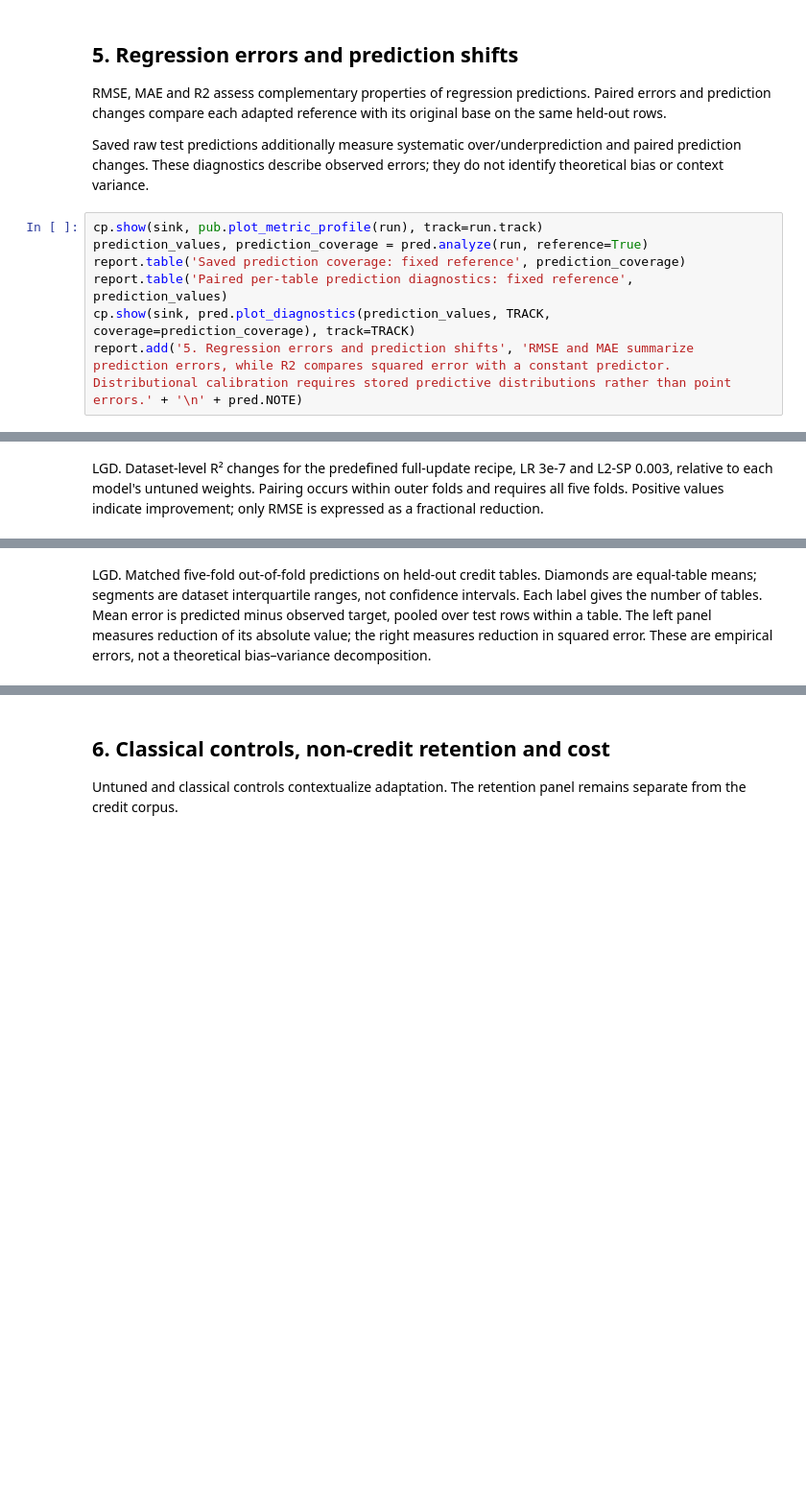
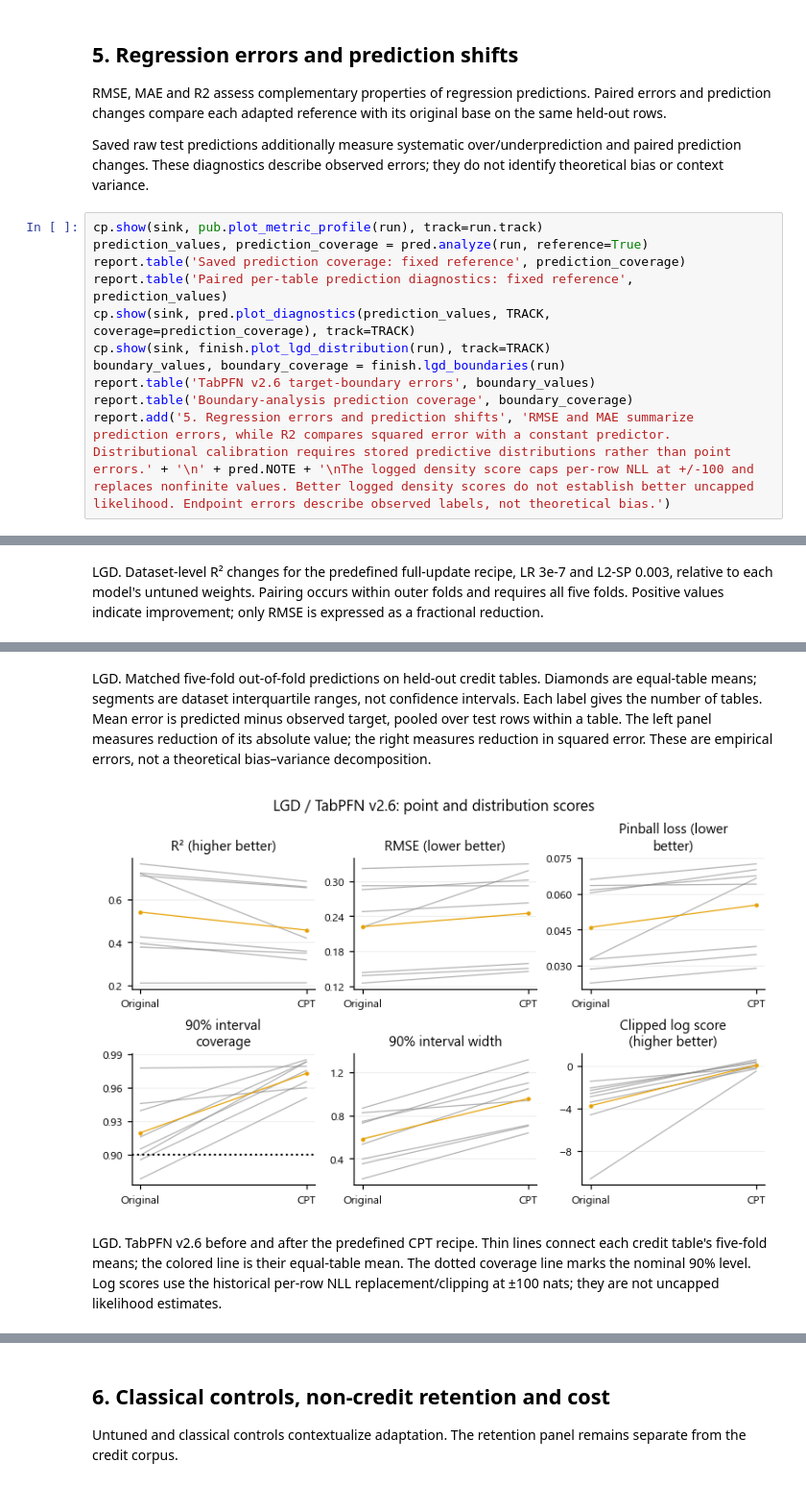
Before and after one commit to andreasgoethals/CreditPFN, a Jupyter notebook: notebooks/experiment1/04_results_lgd.ipynb, the cells around one changed output, grey strips where cells are left out. Shown at 96% size. Cells and saved outputs as stored; diff of their text form; blank space fills up the shorter version.

```diff
--- a/notebooks/experiment1/04_results_lgd.ipynb
+++ b/notebooks/experiment1/04_results_lgd.ipynb
@@ -138,7 +142,11 @@ prediction_values, prediction_coverage = pred.analyze(run, reference=True)
 report.table('Saved prediction coverage: fixed reference', prediction_coverage)
 report.table('Paired per-table prediction diagnostics: fixed reference', prediction_values)
 cp.show(sink, pred.plot_diagnostics(prediction_values, TRACK, coverage=prediction_coverage), track=TRACK)
-report.add('5. Regression errors and prediction shifts', 'RMSE and MAE summarize prediction errors, while R2 compares squared error with a constant predictor. Distributional calibration requires stored predictive distributions rather than point errors.' + '\n' + pred.NOTE)
+cp.show(sink, finish.plot_lgd_distribution(run), track=TRACK)
+boundary_values, boundary_coverage = finish.lgd_boundaries(run)
+report.table('TabPFN v2.6 target-boundary errors', boundary_values)
+report.table('Boundary-analysis prediction coverage', boundary_coverage)
+report.add('5. Regression errors and prediction shifts', 'RMSE and MAE summarize prediction errors, while R2 compares squared error with a constant predictor. Distributional calibration requires stored predictive distributions rather than point errors.' + '\n' + pred.NOTE + '\nThe logged density score caps per-row NLL at +/-100 and replaces nonfinite values. Better logged density scores do not establish better uncapped likelihood. Endpoint errors describe observed labels, not theoretical bias.')
 # %% [output]
 [figure]
 LGD. Dataset-level RMSE changes for the predefined full-update recipe, LR 3e-7 and L2-SP 0.003, relative to each model's untuned weights. Pairing occurs within outer folds and requires all five folds. Positive values indicate improvement; only RMSE is expressed as a fractional reduction.
@@ -155,30 +163,32 @@ LGD. Dataset-level R² changes for the predefined full-update recipe, LR 3e-7 an
 | 5 | TabICLv2 | PropLGD5 | 2 | Reference CPT | verified | Five folds; matched row identitie... |
 | 6 | TabICLv2 | PropLGD4 | 3 | Reference CPT | verified | Five folds; matched row identitie... |
 | 7 | TabICLv2 | SBA Loans Case (LGD) | 3 | Reference CPT | verified | Five folds; matched row identitie... |
 | 8 | TabPFN v2 | PropLGD2 | 0 | Reference CPT | verified | Five folds; matched row identitie... |
 | 9 | TabPFN v2 | PropLGD3 | 0 | Reference CPT | verified | Five folds; matched row identitie... |
 | ... | ... | ... | ... | ... | ... | ... |
 | 27 | TabPFN v3 | PropLGD1 | 1 | Reference CPT | verified | Five folds; matched row identitie... |
 | 28 | TabPFN v3 | LendingClub (LGD) | 2 | Reference CPT | verified | Five folds; matched row identitie... |
 | 29 | TabPFN v3 | PropLGD5 | 2 | Reference CPT | verified | Five folds; matched row identitie... |
 | 30 | TabPFN v3 | PropLGD4 | 3 | Reference CPT | verified | Five folds; matched row identitie... |
 | 31 | TabPFN v3 | SBA Loans Case (LGD) | 3 | Reference CPT | verified | Five folds; matched row identitie... |
 |  | base | dataset | partition | arm | test_rows | target_mean | original_mean | adapted_mean | ... |
 | 0 | TabICLv2 | PropLGD2 | 0 | Reference CPT | 4637 | 0.392032 | 0.389708 | 0.393220 | ... |
 | 1 | TabICLv2 | PropLGD3 | 0 | Reference CPT | 2545 | 0.228130 | 0.233179 | 0.231561 | ... |
 | 2 | TabICLv2 | Freddie Mac | 1 | Reference CPT | 16002 | 0.458843 | 0.461577 | 0.459361 | ... |
 | 3 | TabICLv2 | PropLGD1 | 1 | Reference CPT | 57932 | 0.704420 | 0.693721 | 0.669882 | ... |
 | 4 | TabICLv2 | LendingClub (LGD) | 2 | Reference CPT | 5627 | 0.590511 | 0.591712 | 0.595159 | ... |
 | 5 | TabICLv2 | PropLGD5 | 2 | Reference CPT | 594 | 0.330075 | 0.327994 | 0.331624 | ... |
 | 6 | TabICLv2 | PropLGD4 | 3 | Reference CPT | 762 | 0.323387 | 0.323860 | 0.318709 | ... |
 | 7 | TabICLv2 | SBA Loans Case (LGD) | 3 | Reference CPT | 686 | 0.628030 | 0.630627 | 0.626888 | ... |
 | 8 | TabPFN v2 | PropLGD2 | 0 | Reference CPT | 4637 | 0.392032 | 0.394717 | 0.398286 | ... |
 | 9 | TabPFN v2 | PropLGD3 | 0 | Reference CPT | 2545 | 0.228130 | 0.236428 | 0.259312 | ... |
 | ... | ... | ... | ... | ... | ... | ... | ... | ... | ... |
 | 27 | TabPFN v3 | PropLGD1 | 1 | Reference CPT | 57932 | 0.704420 | 0.714607 | 0.597600 | ... |
 | 28 | TabPFN v3 | LendingClub (LGD) | 2 | Reference CPT | 5627 | 0.590511 | 0.596416 | 0.594770 | ... |
 | 29 | TabPFN v3 | PropLGD5 | 2 | Reference CPT | 594 | 0.330075 | 0.324763 | 0.339034 | ... |
 | 30 | TabPFN v3 | PropLGD4 | 3 | Reference CPT | 762 | 0.323387 | 0.321856 | 0.327649 | ... |
 | 31 | TabPFN v3 | SBA Loans Case (LGD) | 3 | Reference CPT | 686 | 0.628030 | 0.632573 | 0.622775 | ... |
 [figure]
 LGD. Matched five-fold out-of-fold predictions on held-out credit tables. Diamonds are equal-table means; segments are dataset interquartile ranges, not confidence intervals. Each label gives the number of tables. Mean error is predicted minus observed target, pooled over test rows within a table. The left panel measures reduction of its absolute value; the right measures reduction in squared error. These are empirical errors, not a theoretical bias–variance decomposition.
+[figure, added]
+LGD. TabPFN v2.6 before and after the predefined CPT recipe. Thin lines connect each credit table's five-fold means; the colored line is their equal-table mean. The dotted coverage line marks the nominal 90% level. Log scores use the historical per-row NLL replacement/clipping at ±100 nats; they are not uncapped likelihood estimates.
```
Also changed, not shown: parts of 3 cells of this notebook, 36 other files.
